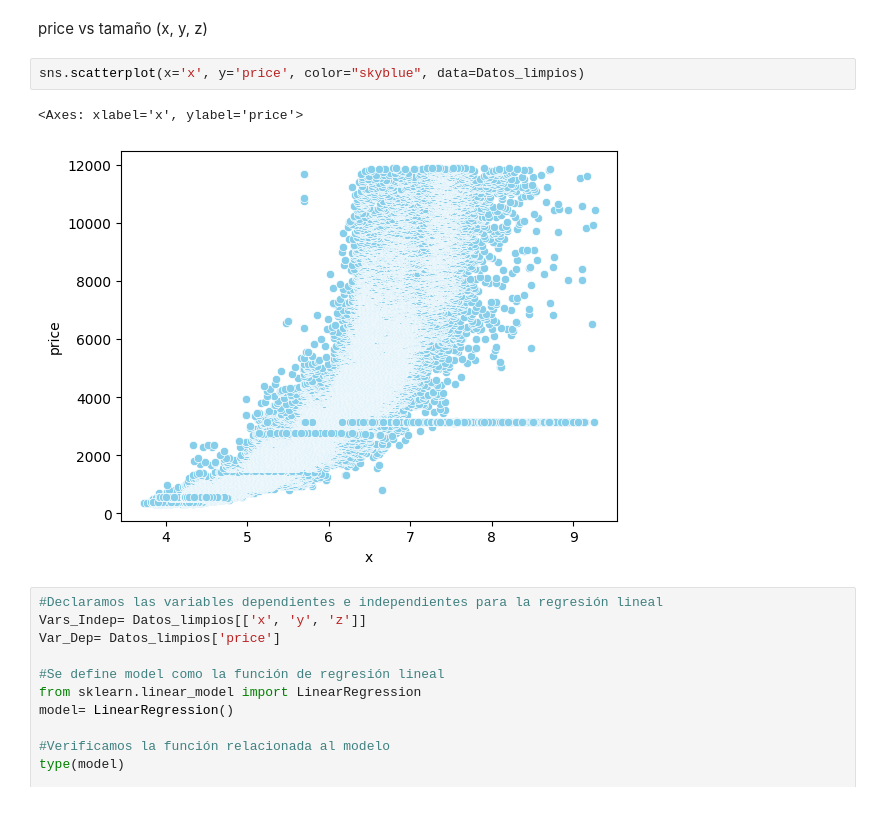
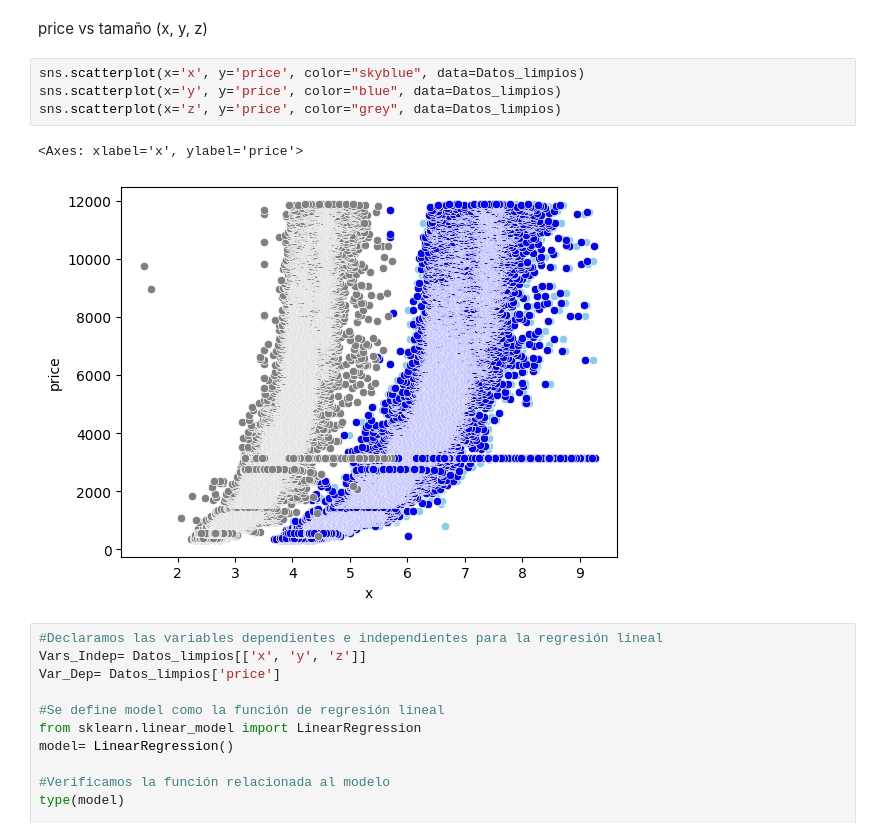
Before and after one commit to SarahiGomezM/Actividad1-Correlaci-n-, a Jupyter notebook: Actividad1_Correlacion.ipynb, the cells around one changed output. Drawn from its saved outputs; the diff is of its cells as text.

```diff
--- a/Actividad1_Correlacion.ipynb
+++ b/Actividad1_Correlacion.ipynb
@@ -560,9 +560,11 @@ coef_Correl
 price vs tamaño (x, y, z)
 # %%
 sns.scatterplot(x='x', y='price', color="skyblue", data=Datos_limpios)
+sns.scatterplot(x='y', y='price', color="blue", data=Datos_limpios)
+sns.scatterplot(x='z', y='price', color="grey", data=Datos_limpios)
 # %% [output]
 <Axes: xlabel='x', ylabel='price'>
-[figure, old version]
+[figure, new version]
 # %%
 #Declaramos las variables dependientes e independientes para la regresión lineal
 Vars_Indep= Datos_limpios[['x', 'y', 'z']]
```
